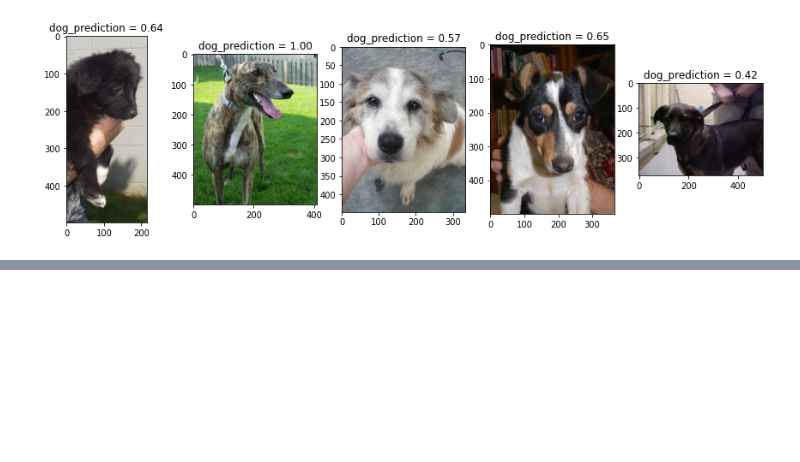
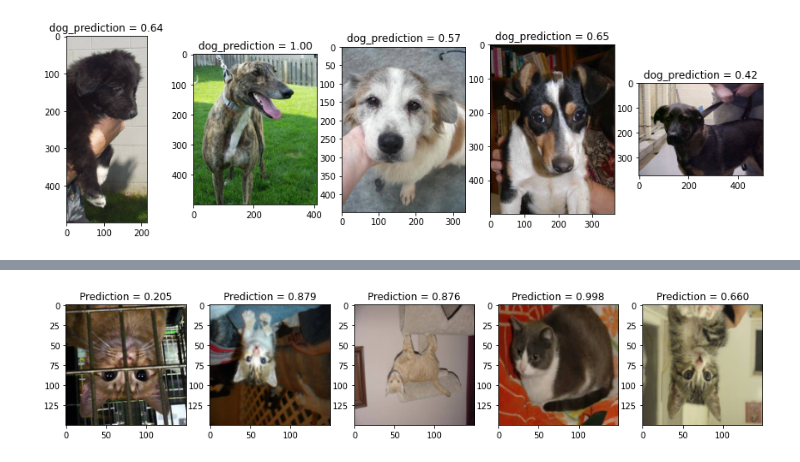
Before and after one commit to jinwoo3239/DeepLearning_study, a Jupyter notebook: Untitled4.ipynb, the cells around one changed output, grey strips where cells are left out. Drawn from its saved outputs; the diff is of its cells as text; code cells hidden in the pictures; blank space fills up the shorter version.

```diff
--- a/Untitled4.ipynb
+++ b/Untitled4.ipynb
@@ -353,0 +365,31 @@ NotImplementedError: ignored
+# %%
+def test_step(model, dataloader , loss_fn):
+
+    model.eval()
+    losses = 0
+    accuracy = 0
+    size = len(dataloader.dataset)
+    with torch.no_grad():
+        for images, labels in dataloader:
+            images, labels = images.to(DEVICE), labels.to(DEVICE)
+
+            pred = model(images)
+            acc = (torch.argmax(pred, axis=1) == labels).type(torch.float).sum().item()
+            accuracy += acc
+
+            loss = loss_fn(pred, labels).item()
+            losses += loss
+    print('Test Step')
+    print(f'test_losses = {losses / size :.7f}')
+    print(f'test_acc = {accuracy*100 / size:.2f}')
+# %%
+EPOCHS = 5
+
+for epoch in range(EPOCHS):
+
+    print(f'EPOCH = {epoch}')
+    train_step(model, train_loader, optimizer, loss_fn)
+    test_step(model, train_loader, loss_fn)
+    print("-"*10)
+    print('')
+print('Done')
@@ -353,0 +414,16 @@ NotImplementedError: ignored
+# %%
+Samples = next(iter(val_loader))
+samples = Samples[0][:5]
+samples_ = Samples[0][:5].to(DEVICE)
+
+prediction = model(samples_)
+
+plt.figure(figsize=(15, 3))
+for index, img in enumerate(samples):
+
+    img = img.permute(1, 2, 0)
+    plt.subplot(1, 5, index+1)
+    plt.imshow(img)
+    plt.title(f'Prediction = {prediction[:, 0][index]:.3f}')
+# %% [output]
+[figure, added]
```
Also changed, not shown: parts of 32 cells of this notebook.
